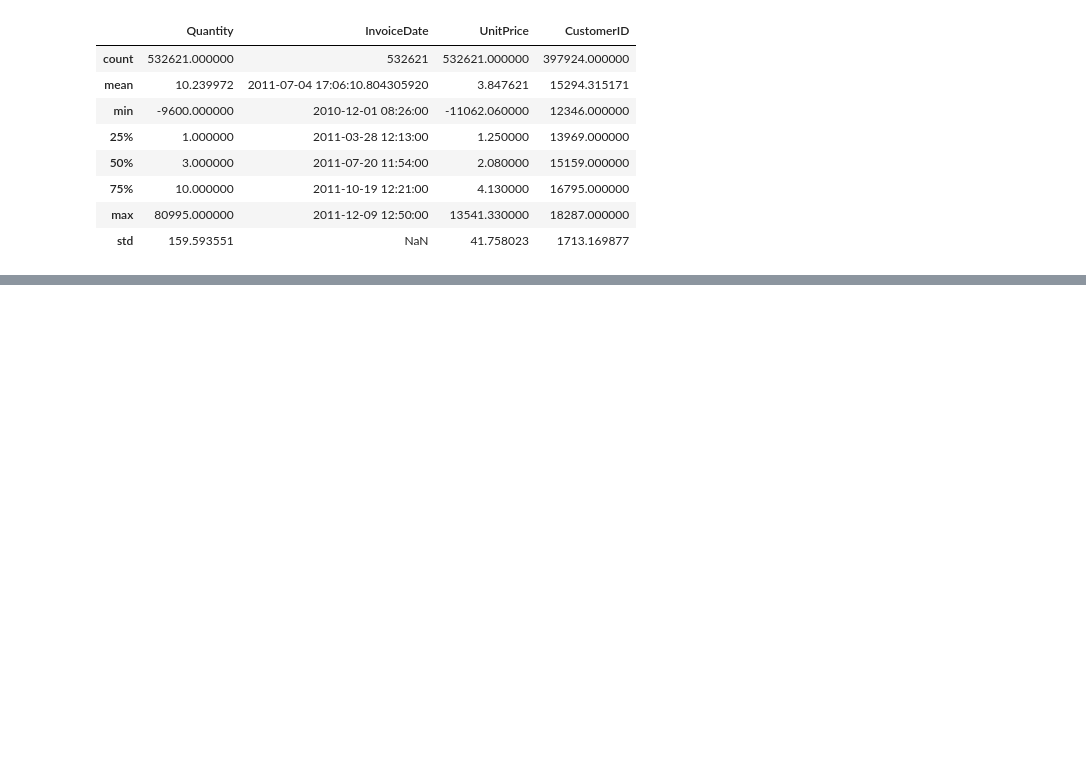
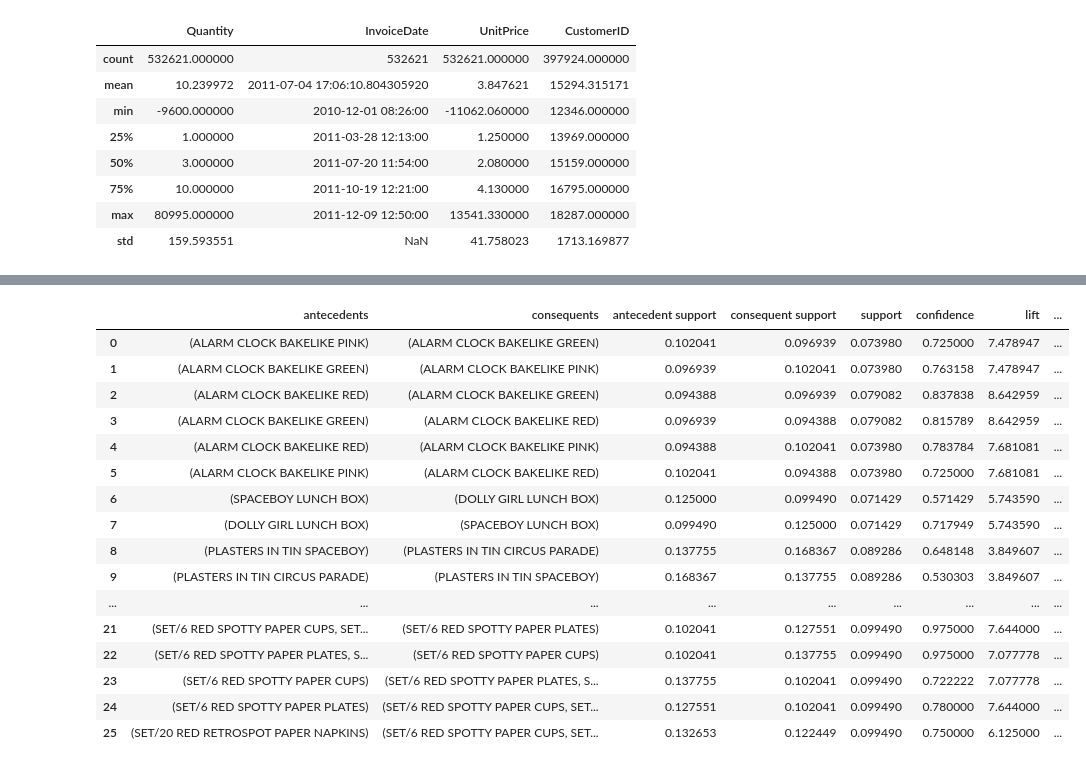
Before and after one commit to MCoelho222/Colab-AI-PucMinas, a Jupyter notebook: market_basket.ipynb, the cells around one changed output, grey strips where cells are left out. Saved outputs shown, nothing was run; the diff lists cells and outputs as text; code cells hidden in the pictures; blank space fills up the shorter version.

Commit message:
feat: market_basket association rules

```diff
--- a/market_basket.ipynb
+++ b/market_basket.ipynb
@@ -50,3 +51,8 @@ df.describe()
 | 75% | 10.000000 | 2011-10-19 12:21:00 | 4.130000 | 16795.000000 |
 | max | 80995.000000 | 2011-12-09 12:50:00 | 13541.330000 | 18287.000000 |
 | std | 159.593551 | NaN | 41.758023 | 1713.169877 |
+# %%
+basket = (df[df['Country'] == 'France']
+          .groupby(['InvoiceNo', 'Description'])['Quantity']
+          .sum().unstack().reset_index().fillna(0)
+          .set_index('InvoiceNo'))
@@ -52,0 +76,10 @@ df.describe()
+# %%
+def encode_units(x):
+    if x <= 0:
+        return 0
+    if x > 0:
+        return 1
+# %%
+basket_sets = basket.map(encode_units)
+basket_sets.drop('POSTAGE', inplace=True, axis=1)
+basket_sets.head()
@@ -52,0 +108,3 @@ df.describe()
+# %%
+frequent_itemsets = apriori(basket_sets, min_support=0.07, use_colnames=True)
+frequent_itemsets
@@ -52,0 +129,21 @@ df.describe()
+# %%
+rules = association_rules(frequent_itemsets, metric='lift', min_threshold=1)
+rules
+# %% [output]
+|  | antecedents | consequents | antecedent support | consequent support | support | confidence | lift | ... |
+| 0 | (ALARM CLOCK BAKELIKE PINK) | (ALARM CLOCK BAKELIKE GREEN) | 0.102041 | 0.096939 | 0.073980 | 0.725000 | 7.478947 | ... |
+| 1 | (ALARM CLOCK BAKELIKE GREEN) | (ALARM CLOCK BAKELIKE PINK) | 0.096939 | 0.102041 | 0.073980 | 0.763158 | 7.478947 | ... |
+| 2 | (ALARM CLOCK BAKELIKE RED) | (ALARM CLOCK BAKELIKE GREEN) | 0.094388 | 0.096939 | 0.079082 | 0.837838 | 8.642959 | ... |
+| 3 | (ALARM CLOCK BAKELIKE GREEN) | (ALARM CLOCK BAKELIKE RED) | 0.096939 | 0.094388 | 0.079082 | 0.815789 | 8.642959 | ... |
+| 4 | (ALARM CLOCK BAKELIKE RED) | (ALARM CLOCK BAKELIKE PINK) | 0.094388 | 0.102041 | 0.073980 | 0.783784 | 7.681081 | ... |
+| 5 | (ALARM CLOCK BAKELIKE PINK) | (ALARM CLOCK BAKELIKE RED) | 0.102041 | 0.094388 | 0.073980 | 0.725000 | 7.681081 | ... |
+| 6 | (SPACEBOY LUNCH BOX) | (DOLLY GIRL LUNCH BOX) | 0.125000 | 0.099490 | 0.071429 | 0.571429 | 5.743590 | ... |
+| 7 | (DOLLY GIRL LUNCH BOX) | (SPACEBOY LUNCH BOX) | 0.099490 | 0.125000 | 0.071429 | 0.717949 | 5.743590 | ... |
+| 8 | (PLASTERS IN TIN SPACEBOY) | (PLASTERS IN TIN CIRCUS PARADE) | 0.137755 | 0.168367 | 0.089286 | 0.648148 | 3.849607 | ... |
+| 9 | (PLASTERS IN TIN CIRCUS PARADE) | (PLASTERS IN TIN SPACEBOY) | 0.168367 | 0.137755 | 0.089286 | 0.530303 | 3.849607 | ... |
+| ... | ... | ... | ... | ... | ... | ... | ... | ... |
+| 21 | (SET/6 RED SPOTTY PAPER CUPS, SET... | (SET/6 RED SPOTTY PAPER PLATES) | 0.102041 | 0.127551 | 0.099490 | 0.975000 | 7.644000 | ... |
+| 22 | (SET/6 RED SPOTTY PAPER PLATES, S... | (SET/6 RED SPOTTY PAPER CUPS) | 0.102041 | 0.137755 | 0.099490 | 0.975000 | 7.077778 | ... |
+| 23 | (SET/6 RED SPOTTY PAPER CUPS) | (SET/6 RED SPOTTY PAPER PLATES, S... | 0.137755 | 0.102041 | 0.099490 | 0.722222 | 7.077778 | ... |
+| 24 | (SET/6 RED SPOTTY PAPER PLATES) | (SET/6 RED SPOTTY PAPER CUPS, SET... | 0.127551 | 0.102041 | 0.099490 | 0.780000 | 7.644000 | ... |
+| 25 | (SET/20 RED RETROSPOT PAPER NAPKINS) | (SET/6 RED SPOTTY PAPER CUPS, SET... | 0.132653 | 0.122449 | 0.099490 | 0.750000 | 6.125000 | ... |
```
Also changed, not shown: parts of 6 cells of this notebook, 2 other files.
